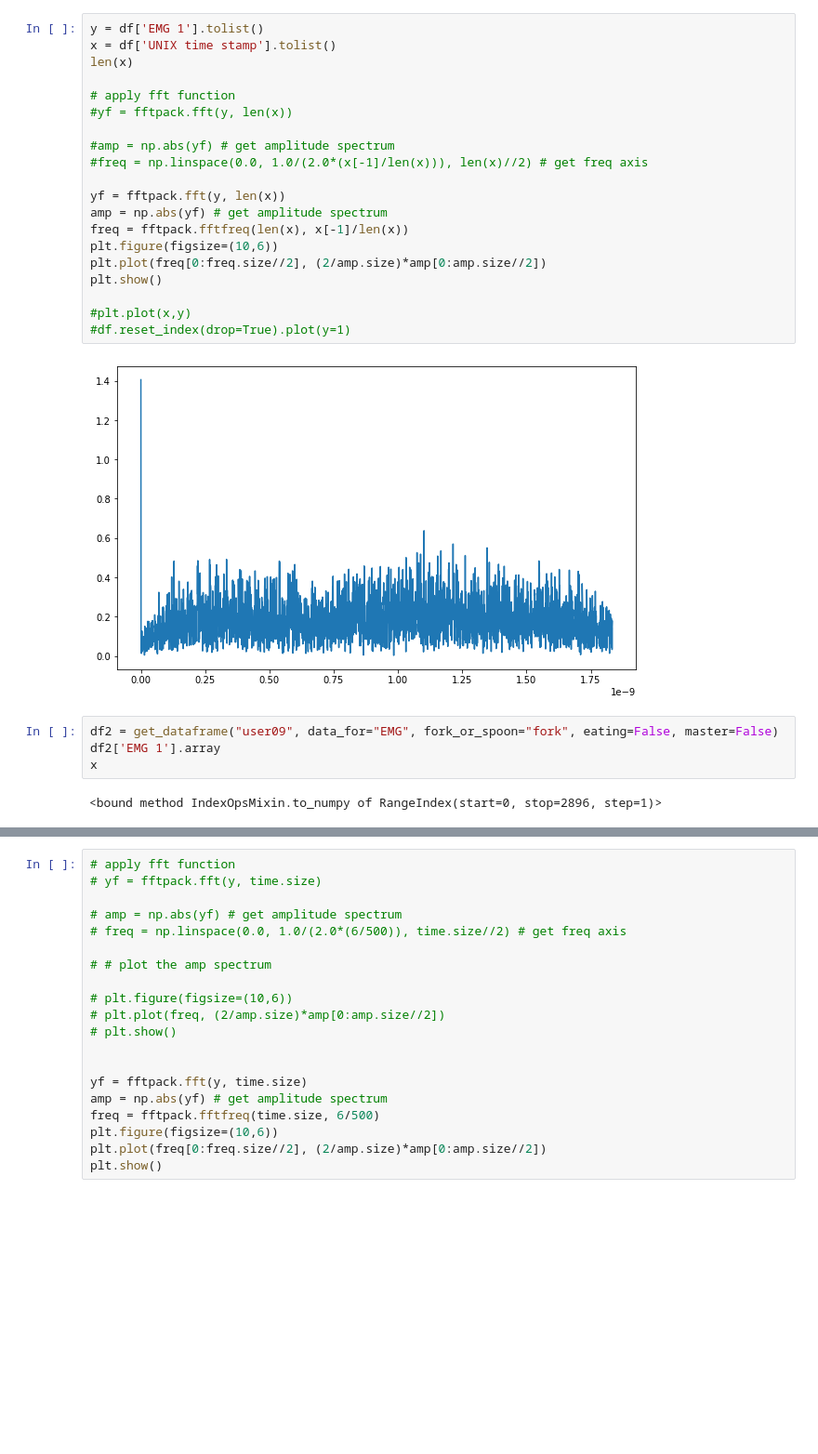
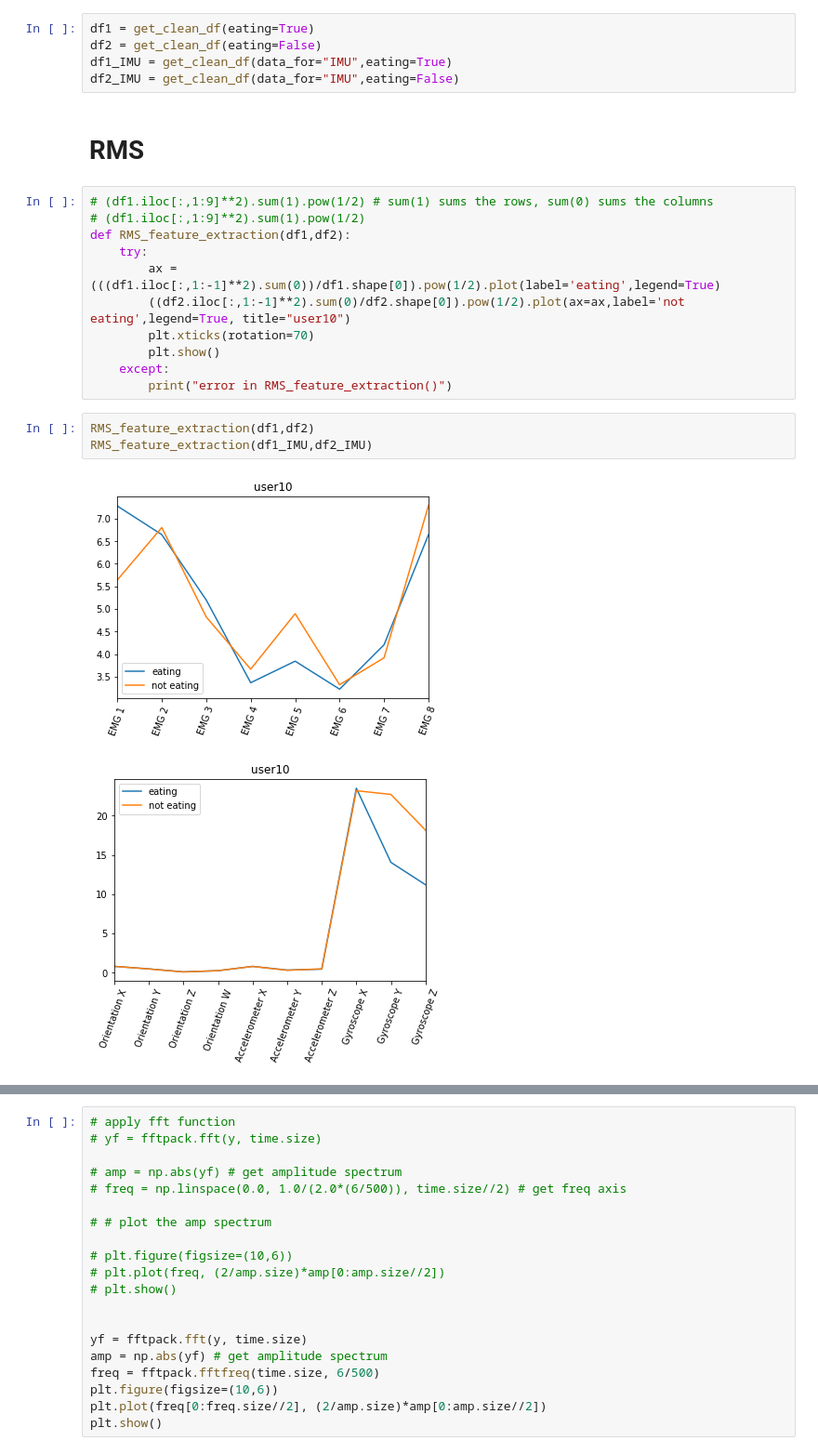
Before and after one commit to GiveThanksAlways/data-mining-project-1, a Jupyter notebook: feature_extraction.ipynb, the cells around one changed output, grey strips where cells are left out. Shown at 93% size. Saved outputs shown, nothing was run; the diff lists cells and outputs as text; blank space fills up the shorter version.

```diff
--- a/feature_extraction.ipynb
+++ b/feature_extraction.ipynb
@@ -70,28 +35,24 @@ df.head()
-# %%
-y = df['EMG 1'].tolist()
-x = df['UNIX time stamp'].tolist()
-len(x)
-
-# apply fft function
-#yf = fftpack.fft(y, len(x))
-
-#amp = np.abs(yf) # get amplitude spectrum
-#freq = np.linspace(0.0, 1.0/(2.0*(x[-1]/len(x))), len(x)//2) # get freq axis
-
-yf = fftpack.fft(y, len(x))
-amp = np.abs(yf) # get amplitude spectrum
-freq = fftpack.fftfreq(len(x), x[-1]/len(x))
-plt.figure(figsize=(10,6))
-plt.plot(freq[0:freq.size//2], (2/amp.size)*amp[0:amp.size//2])
-plt.show()
-
-#plt.plot(x,y)
-#df.reset_index(drop=True).plot(y=1)
-# %% [output]
-[figure, removed]
-# %%
-df2 = get_dataframe("user09", data_for="EMG", fork_or_spoon="fork", eating=False, master=False)
-df2['EMG 1'].array
-x
-# %% [output]
-<bound method IndexOpsMixin.to_numpy of RangeIndex(start=0, stop=2896, step=1)>
+# %%
+df1 = get_clean_df(eating=True)
+df2 = get_clean_df(eating=False)
+df1_IMU = get_clean_df(data_for="IMU",eating=True)
+df2_IMU = get_clean_df(data_for="IMU",eating=False)
+# %% [markdown]
+# RMS
+# %%
+# (df1.iloc[:,1:9]**2).sum(1).pow(1/2) # sum(1) sums the rows, sum(0) sums the columns
+# (df1.iloc[:,1:9]**2).sum(1).pow(1/2)
+def RMS_feature_extraction(df1,df2):
+    try:
+        ax = (((df1.iloc[:,1:-1]**2).sum(0))/df1.shape[0]).pow(1/2).plot(label='eating',legend=True)
+        ((df2.iloc[:,1:-1]**2).sum(0)/df2.shape[0]).pow(1/2).plot(ax=ax,label='not eating',legend=True, title="user10")
+        plt.xticks(rotation=70)
+        plt.show()
+    except:
+        print("error in RMS_feature_extraction()")
+# %%
+RMS_feature_extraction(df1,df2)
+RMS_feature_extraction(df1_IMU,df2_IMU)
+# %% [output]
+[figure, added]
+[figure, added]
```
Also changed, not shown: parts of 17 cells of this notebook, 2 other files.
